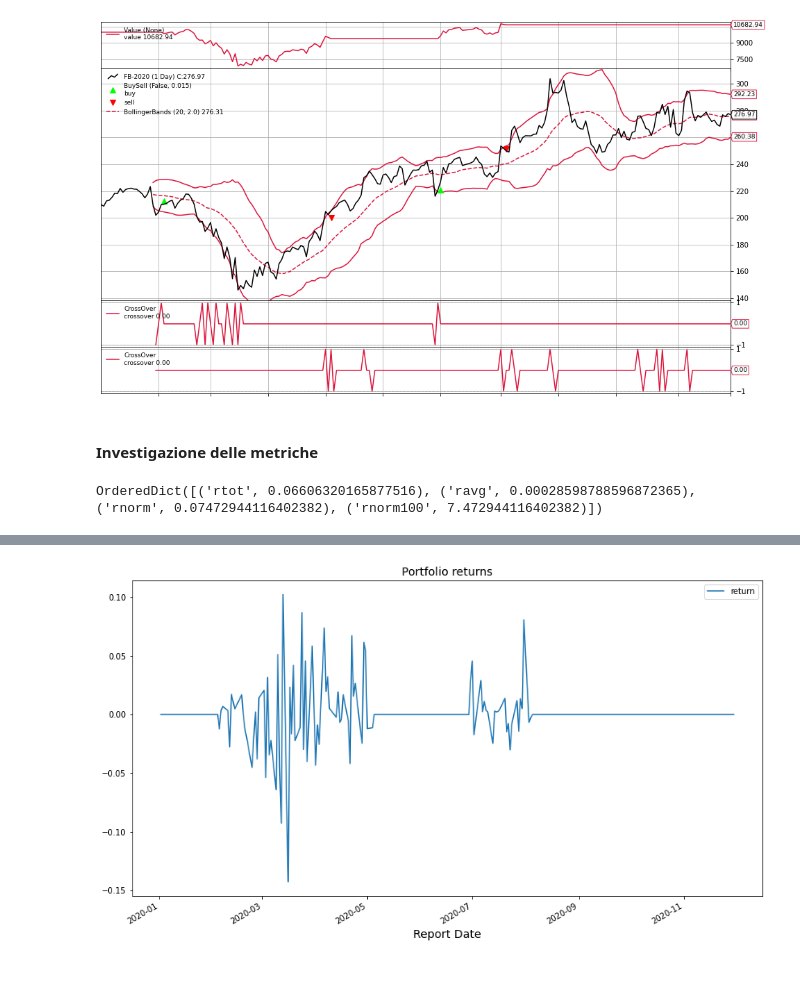
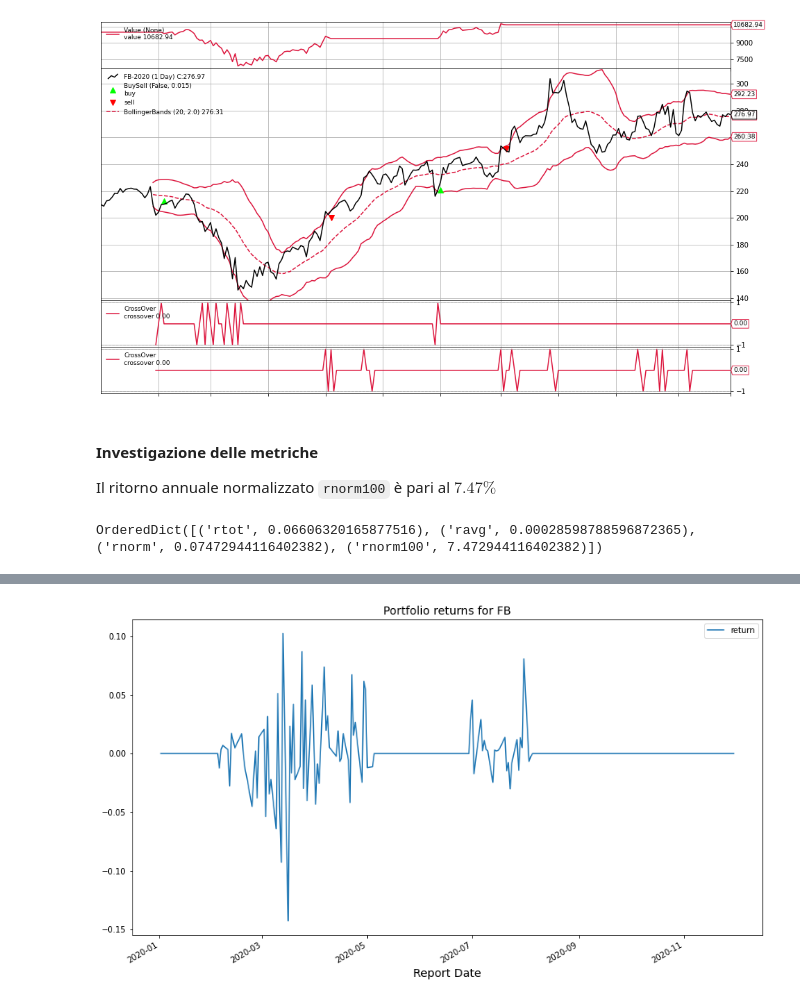
Before and after one commit to tommcamm/BISF-Project, a Jupyter notebook: python/Notebook del progetto.ipynb, the cells around one changed output, grey strips where cells are left out. Saved outputs shown, nothing was run; the diff lists cells and outputs as text; code cells hidden in the pictures; blank space fills up the shorter version.

```diff
--- a/python/Notebook del progetto.ipynb
+++ b/python/Notebook del progetto.ipynb
@@ -2155,6 +2157,8 @@ plt.show()
 [interactive output not drawn]
 [interactive output not drawn]
 [figure]
-# %% [markdown]
-#### Investigazione delle metriche
+# %% [markdown]
+#### Investigazione delle metriche
+
+Il ritorno annuale normalizzato `rnorm100` è pari al $7.47\%$
 # %%
@@ -2162,14 +2167,15 @@ print(backtest_result[0].analyzers.returns.get_analysis())
 # %% [output]
 OrderedDict([('rtot', 0.06606320165877516), ('ravg', 0.00028598788596872365), ('rnorm', 0.07472944116402382), ('rnorm100', 7.472944116402382)])
 # %%
+# grafico sui Ritorni del portfolio
 returns_dict = backtest_result[0].analyzers.time_return.get_analysis()
 returns_df = pd.DataFrame(list(returns_dict.items()),
 columns = ['report_date', 'return']).set_index('report_date')
 returns_df.plot(title='Portfolio returns')
-plt.title("Portfolio returns", fontsize=14)
+plt.title("Portfolio returns for FB", fontsize=14)
 plt.xlabel("Report Date", fontsize=14)
 plt.show()
 # %% [output]
 [interactive output not drawn]
 [interactive output not drawn]
-[figure, old version]
+[figure, new version]
```
Also changed, not shown: parts of 2 cells of this notebook, 3 other files.
